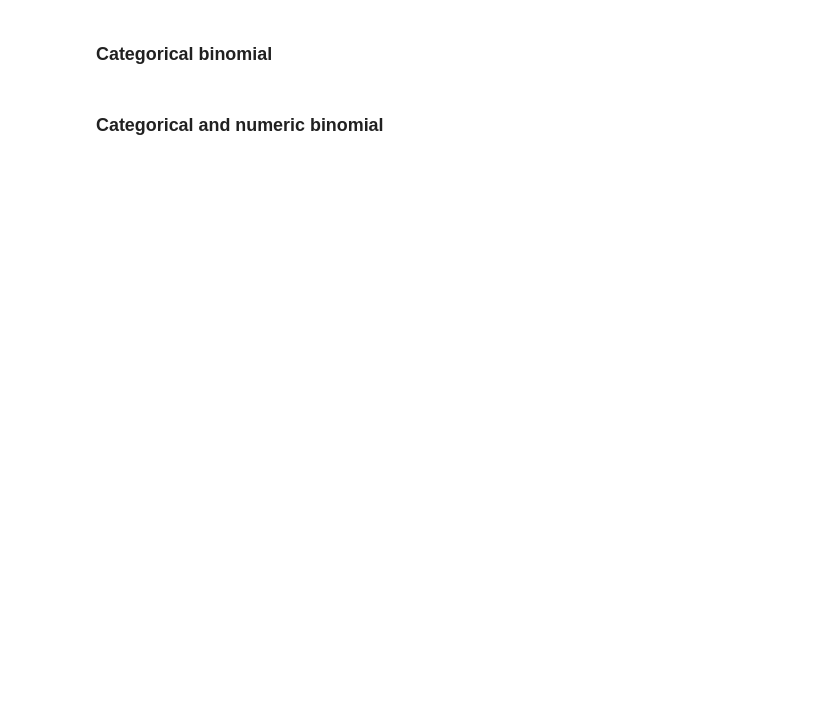
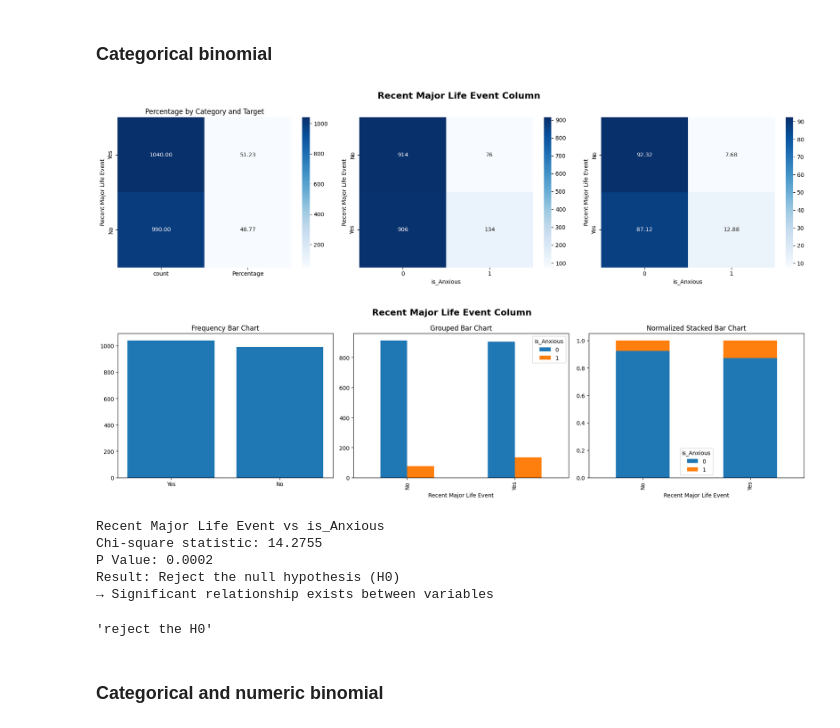
Before and after one commit to arwinnahidi156/mini_project_Social_Anxiety, a Jupyter notebook: Social_Anxiety.ipynb, the cells around one changed output. Drawn from its saved outputs; the diff is of its cells as text; code cells hidden in the pictures; blank space fills up the shorter version.

```diff
--- a/Social_Anxiety.ipynb
+++ b/Social_Anxiety.ipynb
@@ -724,4 +790,16 @@ Occupation
 # %% [markdown]
 ### Categorical binomial
+# %%
+show_numeric_categorical_data(df, 'Recent Major Life Event', 'is_Anxious')
+ordinal_chi2(df, 'Recent Major Life Event', 'is_Anxious')
+# %% [output]
+[figure, added]
+[figure, added]
+Recent Major Life Event vs is_Anxious
+Chi-square statistic: 14.2755
+P Value: 0.0002
+Result: Reject the null hypothesis (H0)
+→ Significant relationship exists between variables
+'reject the H0'
 # %% [markdown]
 ### Categorical and numeric binomial
```
Also changed, not shown: parts of 10 cells of this notebook.
